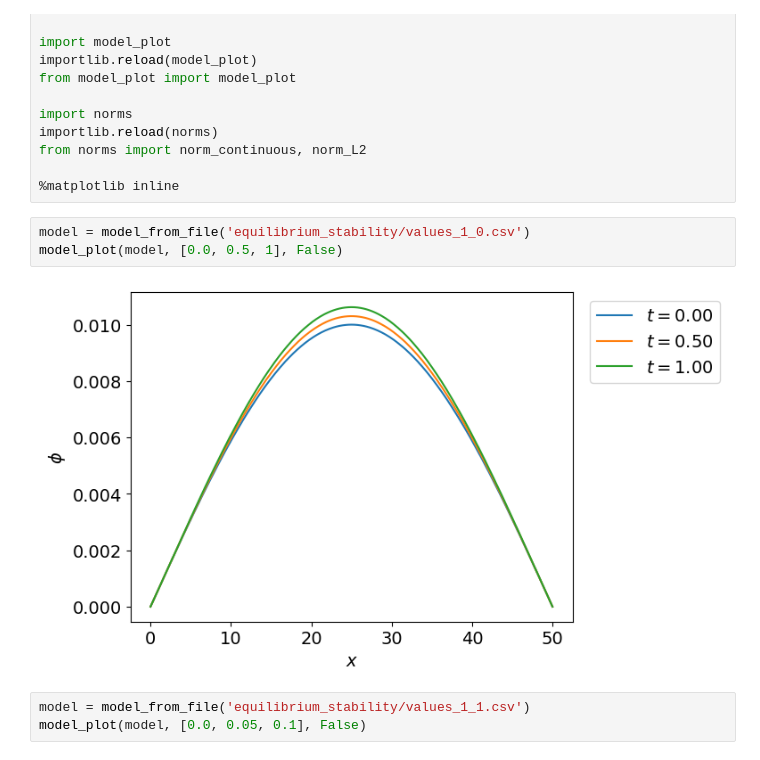
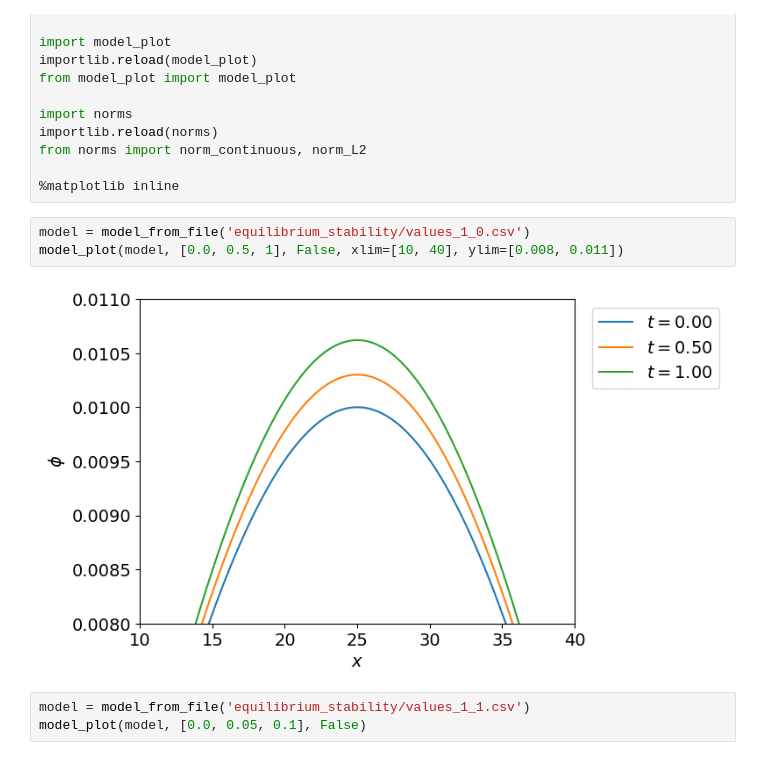
Before and after one commit to ponomarevandr/disruption, a Jupyter notebook: one_dim_problem/experiments/equilibrium_stability/equilibrium_stability_test.ipynb, the cells around one changed output. Drawn from its saved outputs; the diff is of its cells as text.

```diff
--- a/one_dim_problem/experiments/equilibrium_stability/equilibrium_stability_test.ipynb
+++ b/one_dim_problem/experiments/equilibrium_stability/equilibrium_stability_test.ipynb
@@ -24,9 +24,9 @@ from norms import norm_continuous, norm_L2
 %matplotlib inline
 # %%
 model = model_from_file('equilibrium_stability/values_1_0.csv')
-model_plot(model, [0.0, 0.5, 1], False)
+model_plot(model, [0.0, 0.5, 1], False, xlim=[10, 40], ylim=[0.008, 0.011])
 # %% [output]
-[figure, old version]
+[figure, new version]
 # %%
 model = model_from_file('equilibrium_stability/values_1_1.csv')
 model_plot(model, [0.0, 0.05, 0.1], False)
```
Also changed, not shown: 24 other files.
